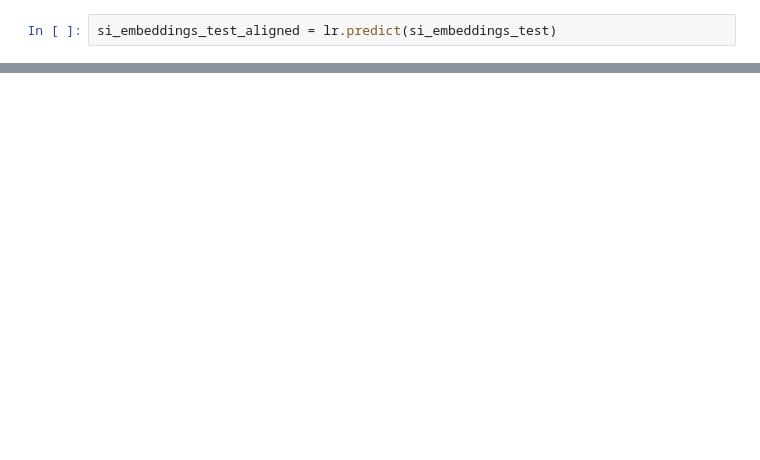
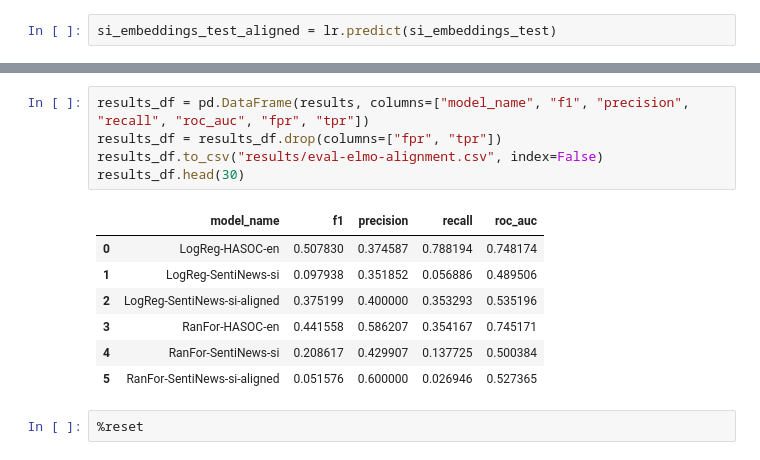
Before and after one commit to arruw/fri-2021-nlp-project, a Jupyter notebook: src/eval-elmo-alignment.ipynb, the cells around one changed output, grey strips where cells are left out. Drawn from its saved outputs; the diff is of its cells as text; blank space fills up the shorter version.

```diff
--- a/src/eval-elmo-alignment.ipynb
+++ b/src/eval-elmo-alignment.ipynb
@@ -142,0 +250,15 @@ plt.savefig("results/eval-elmo-alignment-aligned-embeddings.pdf")
+# %%
+results_df = pd.DataFrame(results, columns=["model_name", "f1", "precision", "recall", "roc_auc", "fpr", "tpr"])
+results_df = results_df.drop(columns=["fpr", "tpr"])
+results_df.to_csv("results/eval-elmo-alignment.csv", index=False)
+results_df.head(30)
+# %% [output]
+|  | model_name | f1 | precision | recall | roc_auc |
+| 0 | LogReg-HASOC-en | 0.507830 | 0.374587 | 0.788194 | 0.748174 |
+| 1 | LogReg-SentiNews-si | 0.097938 | 0.351852 | 0.056886 | 0.489506 |
+| 2 | LogReg-SentiNews-si-aligned | 0.375199 | 0.400000 | 0.353293 | 0.535196 |
+| 3 | RanFor-HASOC-en | 0.441558 | 0.586207 | 0.354167 | 0.745171 |
+| 4 | RanFor-SentiNews-si | 0.208617 | 0.429907 | 0.137725 | 0.500384 |
+| 5 | RanFor-SentiNews-si-aligned | 0.051576 | 0.600000 | 0.026946 | 0.527365 |
+# %%
+%reset
```
Also changed, not shown: parts of 18 cells of this notebook, 6 other files.
